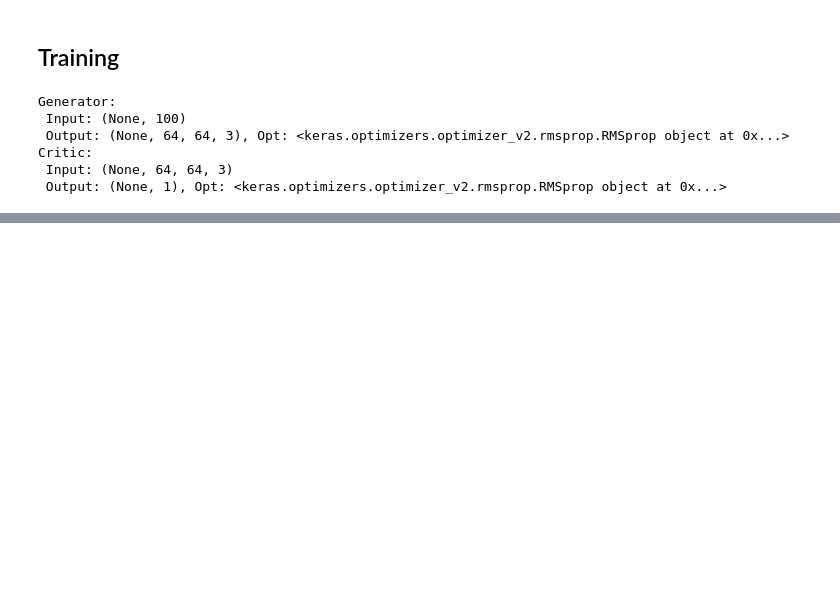
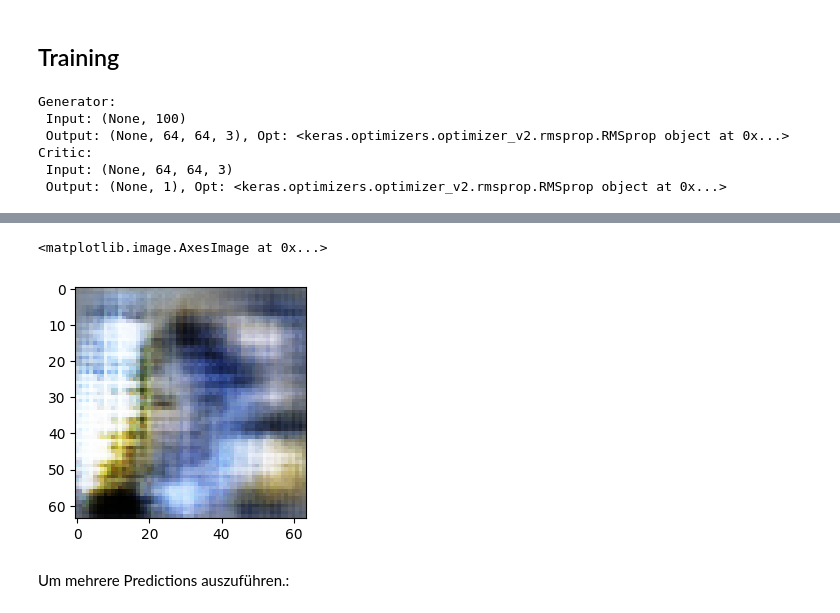
Before and after one commit to as8345s/GenAI_LangChain_Content, a Jupyter notebook: GAN/Wasserstein-GAN.ipynb, the cells around one changed output, grey strips where cells are left out. Cells and saved outputs as stored; diff of their text form; code cells hidden in the pictures; blank space fills up the shorter version.

Commit message:
Added details for model saving/loading and predictions

```diff
--- a/GAN/Wasserstein-GAN.ipynb
+++ b/GAN/Wasserstein-GAN.ipynb
@@ -356,0 +355,11 @@ plt.imshow(fake[0])
+# %%
+# Erstelle Klasse und Lade Modeldaten.
+
+generator = get_generator()
+critic    = get_discriminator()
+GAN_op    = GAN_Network(
+    generator,  # Nicht trainiert
+    critic,     # Nicht trainiert
+    tf.keras.optimizers.RMSprop(),
+    tf.keras.optimizers.RMSprop()
+)
@@ -356,0 +373,4 @@ plt.imshow(fake[0])
+# %%
+GAN_op.load_GeneratorWeights_from_file("./checkpoints/generator/model_weights.ckpt")
+# %%
+GAN_op.load_CriticWeights_from_file("./checkpoints/critic/model_weights.ckpt")
@@ -356,0 +383,3 @@ plt.imshow(fake[0])
+# %%
+# Gebe ein Numpy Array zurück
+img_array = GAN_op.predict_image()
@@ -356,0 +388,11 @@ plt.imshow(fake[0])
+# %%
+# Skaliere
+img_array = (img_array * 127.5 + 127.5).astype(np.uint8)
+# Plot
+plt.figure(figsize=(3,3))
+plt.imshow(img_array[0])
+# %% [output]
+<matplotlib.image.AxesImage at 0x...>
+[figure, added]
+# %% [markdown]
+Um mehrere Predictions auszuführen.:
```
Also changed, not shown: parts of 17 cells of this notebook.
